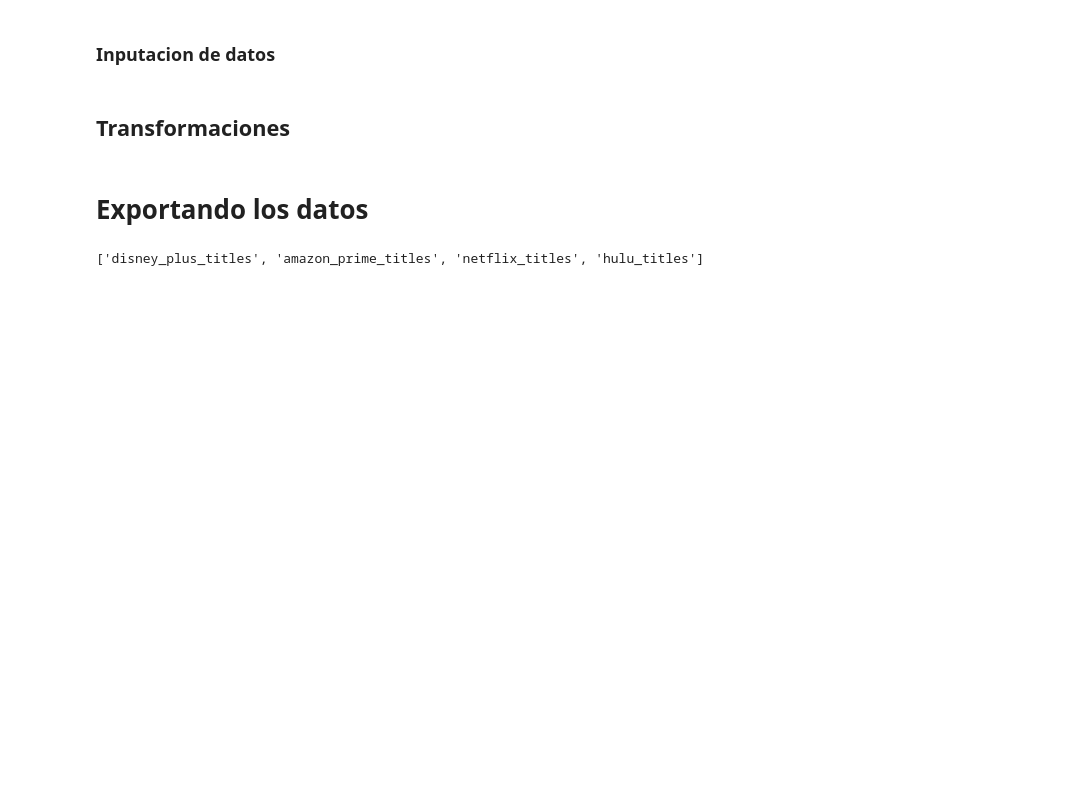
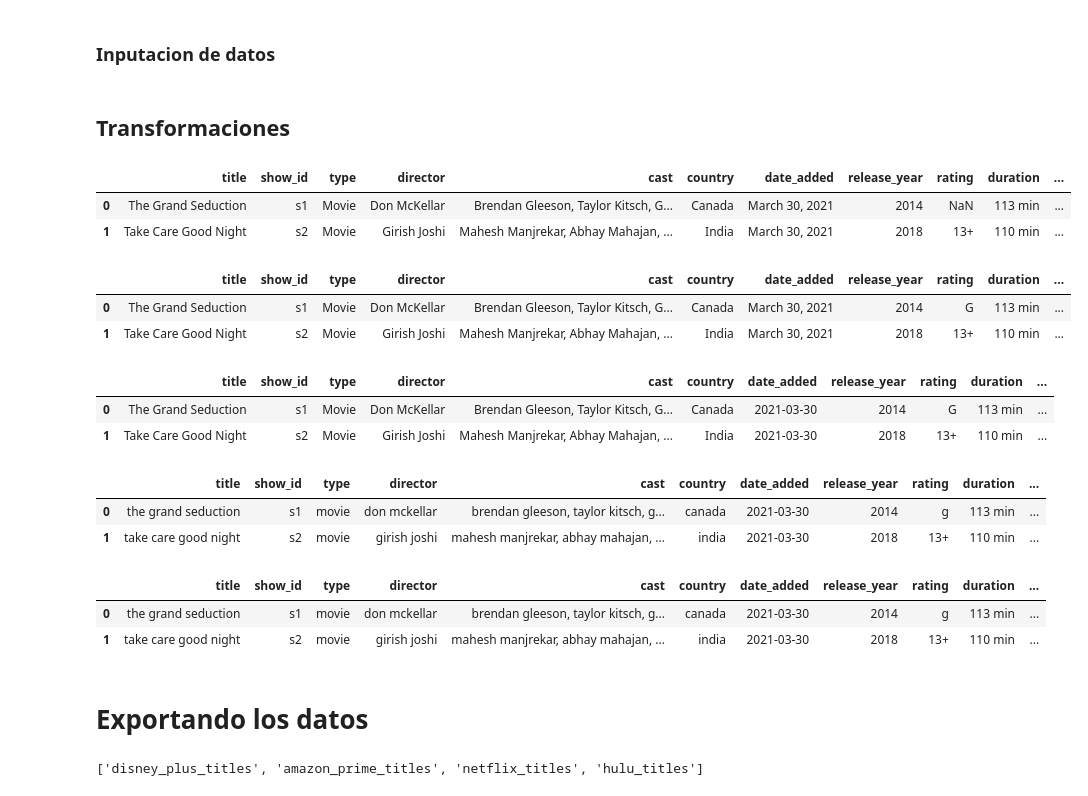
Before and after one commit to jhonvelasque/MLOPsEngineering, a Jupyter notebook: ETL.ipynb, the cells around one changed output. Saved outputs shown, nothing was run; the diff lists cells and outputs as text; code cells hidden in the pictures; blank space fills up the shorter version.

```diff
--- a/ETL.ipynb
+++ b/ETL.ipynb
@@ -119,11 +119,23 @@ for df in get_nombre_archivo(directorio):
 # Generando el campo id
 for df in get_nombre_archivo(directorio):
     locals()[df]['id'] = df[0]+locals()[df]['show_id']
+# %%
+amazon_prime_titles.head(2)
+# %% [output]
+|  | title | show_id | type | director | cast | country | date_added | release_year | rating | duration | ... |
+| 0 | The Grand Seduction | s1 | Movie | Don McKellar | Brendan Gleeson, Taylor Kitsch, G... | Canada | March 30, 2021 | 2014 | NaN | 113 min | ... |
+| 1 | Take Care Good Night | s2 | Movie | Girish Joshi | Mahesh Manjrekar, Abhay Mahajan, ... | India | March 30, 2021 | 2018 | 13+ | 110 min | ... |
 # %%
 #Remplazando los valores nulos por G
 for df in get_nombre_archivo(directorio):
     locals()[df]['rating'].fillna('G', inplace=True)
     locals()[df]['rating'].astype(str)
+# %%
+amazon_prime_titles.head(2)
+# %% [output]
+|  | title | show_id | type | director | cast | country | date_added | release_year | rating | duration | ... |
+| 0 | The Grand Seduction | s1 | Movie | Don McKellar | Brendan Gleeson, Taylor Kitsch, G... | Canada | March 30, 2021 | 2014 | G | 113 min | ... |
+| 1 | Take Care Good Night | s2 | Movie | Girish Joshi | Mahesh Manjrekar, Abhay Mahajan, ... | India | March 30, 2021 | 2018 | 13+ | 110 min | ... |
 # %%
 
 #dando  formato AAAA-mm-dd a las fechas
@@ -134,6 +146,12 @@ for df in get_nombre_archivo(directorio):
     locals()[df]['date_added']=pd.to_datetime(locals()[df]['date_added'].str.strip(),format=date_format)
     #con esta linea de codigo podemos darle el formato que queramos a las fechas
     #locals()[df]['date_added'] = locals()[df]['date_added'].strftime("%d %B %Y")
+# %%
+amazon_prime_titles.head(2)
+# %% [output]
+|  | title | show_id | type | director | cast | country | date_added | release_year | rating | duration | ... |
+| 0 | The Grand Seduction | s1 | Movie | Don McKellar | Brendan Gleeson, Taylor Kitsch, G... | Canada | 2021-03-30 | 2014 | G | 113 min | ... |
+| 1 | Take Care Good Night | s2 | Movie | Girish Joshi | Mahesh Manjrekar, Abhay Mahajan, ... | India | 2021-03-30 | 2018 | 13+ | 110 min | ... |
 # %%
 #Los campos de texto deberán estar en minúsculas, sin excepciones
 for df in get_nombre_archivo(directorio):
@@ -142,6 +160,12 @@ for df in get_nombre_archivo(directorio):
                                 locals()[df][colunas_obj]
                                .apply(lambda x: x.str.lower())
                                )
+# %%
+amazon_prime_titles.head(2)
+# %% [output]
+|  | title | show_id | type | director | cast | country | date_added | release_year | rating | duration | ... |
+| 0 | the grand seduction | s1 | movie | don mckellar | brendan gleeson, taylor kitsch, g... | canada | 2021-03-30 | 2014 | g | 113 min | ... |
+| 1 | take care good night | s2 | movie | girish joshi | mahesh manjrekar, abhay mahajan, ... | india | 2021-03-30 | 2018 | 13+ | 110 min | ... |
 # %%
 #El campo duration debe convertirse en dos campos: duration_int y duration_unit
 
@@ -151,6 +175,12 @@ for df in get_nombre_archivo(directorio):
     locals()[df]['duration_int'].replace('sin','0', inplace=True)
     locals()[df]['duration_int']=locals()[df]['duration_int'].astype(int)
     locals()[df]['duration_unit'] = locals()[df]['duration'].apply(lambda x: x.split(' ')[1])
+# %%
+amazon_prime_titles.head(2)
+# %% [output]
+|  | title | show_id | type | director | cast | country | date_added | release_year | rating | duration | ... |
+| 0 | the grand seduction | s1 | movie | don mckellar | brendan gleeson, taylor kitsch, g... | canada | 2021-03-30 | 2014 | g | 113 min | ... |
+| 1 | take care good night | s2 | movie | girish joshi | mahesh manjrekar, abhay mahajan, ... | india | 2021-03-30 | 2018 | 13+ | 110 min | ... |
 # %% [markdown]
 # Exportando los datos
 # %%
```
Also changed, not shown: parts of 5 cells of this notebook, 45 other files.
